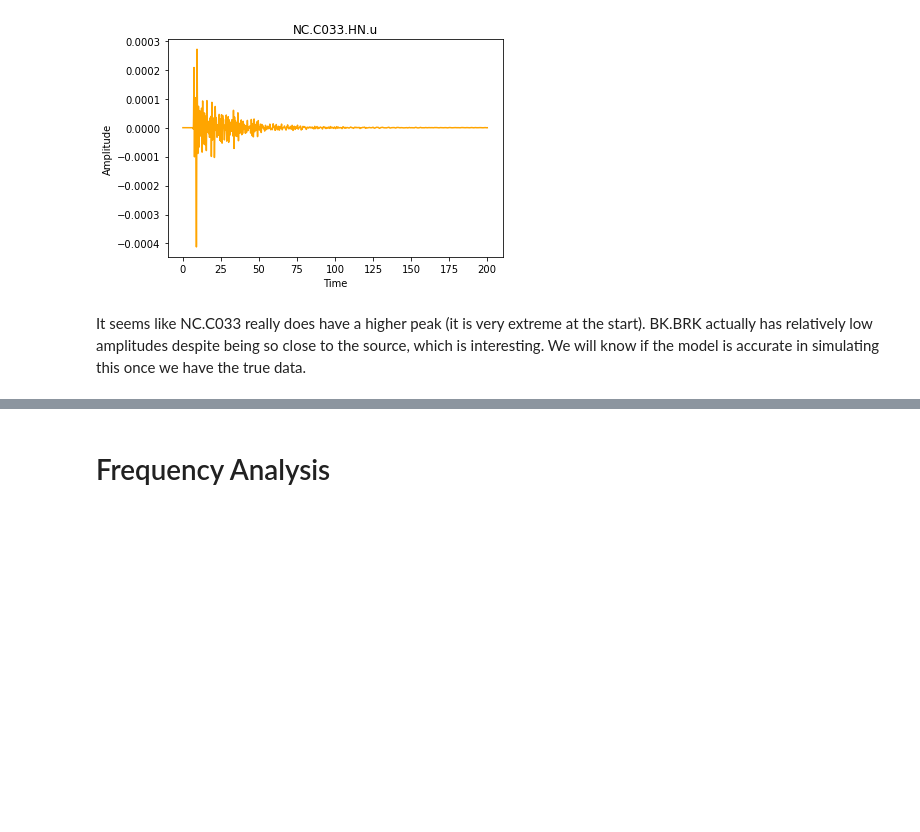
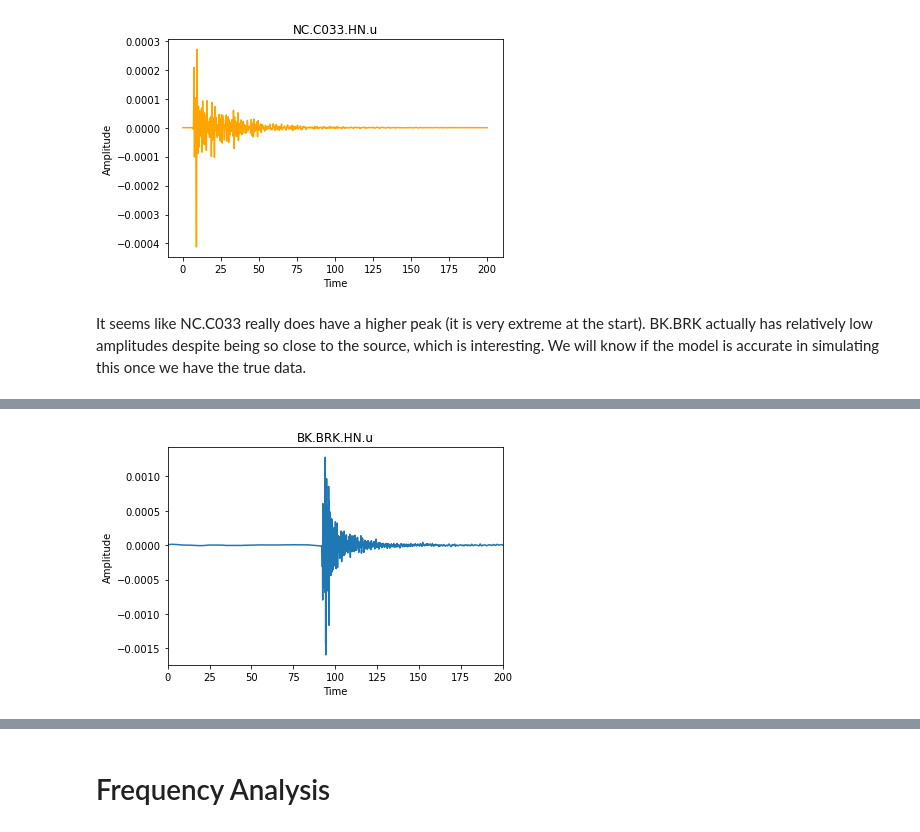
Before and after one commit to jeffreyjsung/3d-ground-motion-simulations, a Jupyter notebook: 3d_ground_motion_simulations.ipynb, the cells around one changed output, grey strips where cells are left out. Saved outputs shown, nothing was run; the diff lists cells and outputs as text; code cells hidden in the pictures; blank space fills up the shorter version.

```diff
--- a/3d_ground_motion_simulations.ipynb
+++ b/3d_ground_motion_simulations.ipynb
@@ -553,0 +587,8 @@ It seems like NC.C033 really does have a higher peak (it is very extreme at the
+# %%
+plt.plot(times1, data1)
+plt.ylabel("Amplitude")
+plt.xlabel("Time")
+plt.title(point1);
+plt.xlim((0, 200));
+# %% [output]
+[figure, added]
```
Also changed, not shown: parts of 26 cells of this notebook, 1 other file.
